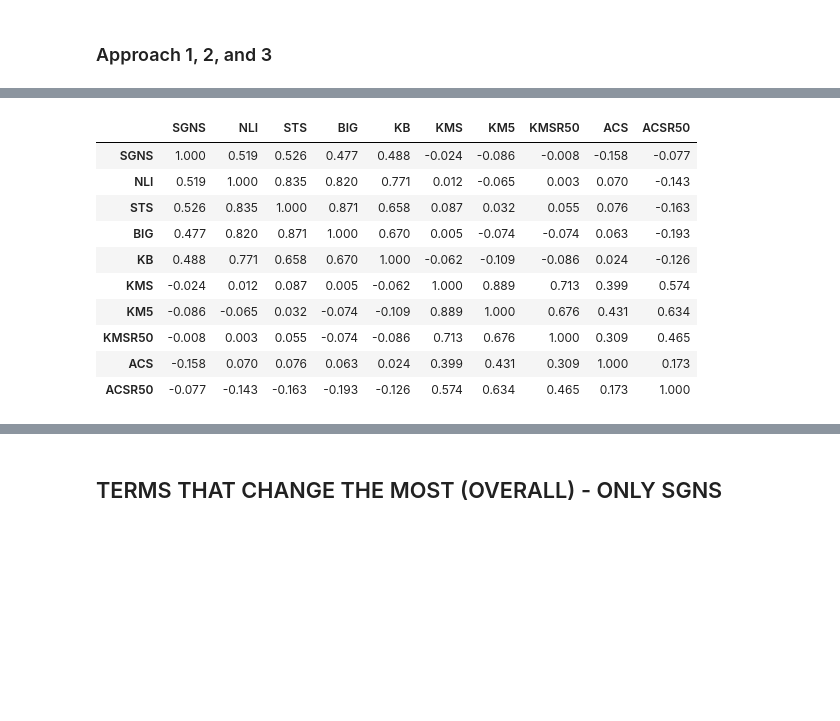
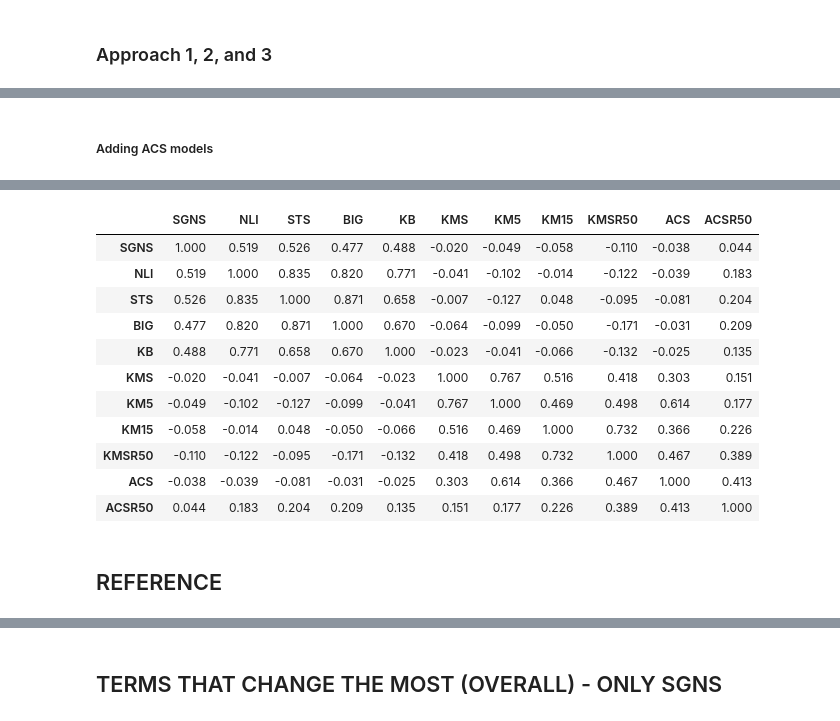
Before and after one commit to mboholm/dw_change, a Jupyter notebook: analysis/analysis.ipynb, the cells around one changed output, grey strips where cells are left out. Cells and saved outputs as stored; diff of their text form; code cells hidden in the pictures; blank space fills up the shorter version.

```diff
--- a/analysis/analysis.ipynb
+++ b/analysis/analysis.ipynb
@@ -550,41 +559,54 @@ def model_comparison(
     # "universal"  Uses the same variable for comparison
     # "var_off"    Uses different variables for different models. Obs! Do not forget to normalize!
     var_off=None, # A list of the same length as dfs and mnames
-    word=None, # not supported at the moment ...
+    col_start=None, # To calibrate series of differnt length
     metric="pearson",
 ):
 
-    trgs = [trg for trg in get_dwts(dfs[0], targets)]             # based on first df
+    # Getting shared targets
+    pre_targets = [set([trg for trg in get_dwts(df, targets)]) for df in dfs]
+    trgs = set.intersection(*pre_targets)
+
+    #trgs = [trg for trg in get_dwts(dfs[0], targets)]             # based on first df
     trgs = [trg for trg in trgs if trg.startswith(prefix)] if prefix != None else trgs
-    print("Targets:", ", ".join(trgs))
+    print("Targets (shared):")
+    print("\n".join(sorted(trgs)))
 
     _XY = []
     if mode == "universal":
+
         cols = [col for col in dfs[0].columns if col.startswith(var)] # based on first df
+        if col_start != None:
+            cols = [col for col in cols if int(col.split("_")[-1].split[":"][0]) >= col_start]
 
         for model, mname in zip(dfs, mnames):
             this_model = []
             for col in cols:
                 this_model.extend(model.loc[trgs, col])
-            print("Length", mname, len(this_model))
+            #print("Length", mname, len(this_model))
             _XY.append(this_model)
 
     if mode == "var_off":
         for model, mname, voff in zip(dfs, mnames, var_off):
 
             cols = [col for col in model.columns if col.startswith(voff)]
+            #print(cols)
+            if col_start != None:
+                cols = [col for col in cols if int(col.split("_")[-1].split(":")[0]) >= col_start]
 
             this_model = []
             for col in cols:
                 this_model.extend(model.loc[trgs, col])
-            print("Length", mname, len(this_model))
+            #print("Length", mname, len(this_model))
             _XY.append(this_model)
+
+    Ns = [str(len(xy)) for xy in _XY]
+    print("Matrix-Size:", " ".join(Ns))
 
     _XY = list(zip(*[xyz for xyz in zip(*_XY) if nonalist(xyz)])) # note: xyz is a variable for a tuple
 
-    print("Length (no NaN):")
-    for vector in _XY:
-        print(len(vector))
+    Ns = [str(len(xy)) for xy in _XY]
+    print("Length (no NaN):", " ".join(Ns))
 
     _XY = [norm(model) for model in _XY] if norm != None else _XY
 
@@ -820,4 +853,4 @@ df_tbn_kb = read_csv(results_dir / "fb_pol-time_bin-bert-sentence-bert-swedish-c
 # %% [markdown]
 ### Cluster
 # %%
-df_cluster = read_csv(results_dir / "fb_pol-yearly-cluster-sts_fbmodel.csv")
+df_cluster = read_csv(results_dir / "fb_pol-yearly-cluster-sentence-bert-swedish-cased.csv")
@@ -1491,7 +1436,9 @@ Length (no NaN):
+# %% [markdown]
+##### Adding ACS models
 # %%
 model_comparison(
-    dfs = [df_yearly_dwt, df_bert_nli, df_bert_sts, df_bert_big, df_bert_kb, df_cluster, df_cluster, df_cluster, df_cluster, df_cluster],
-    mnames = ["SGNS", "NLI",  "STS","BIG","KB", "KMS", "KM5","KMSR50", "ACS", "ACSR50"],
+    dfs = [df_yearly_dwt, df_bert_nli, df_bert_sts, df_bert_big, df_bert_kb, df_cluster, df_cluster, df_cluster, df_cluster, df_cluster, df_cluster],
+    mnames = ["SGNS", "NLI",  "STS","BIG","KB", "KMS", "KM5", "KM15", "KMSR50", "ACS", "ACSR50"],
     var = None,
     norm=None,
     targets = Path("../data/utils/dwts.txt"), # =get_dwts(df_yearly_dwt, dwt_path)
@@ -1500,8 +1447,7 @@ model_comparison(
     # Mode:
     # "universal"  Uses the same variable for comparison
     # "var_off"    Uses different variables for different models. Obs! Do not forget to normalize!
-    var_off=["rch", "rch", "rch", "rch", "rch","kmsr50", "kms", "km5", "acs", "acsr50"], # A list of the same length as dfs and mnames
-    word=None, # not supported at the moment ...
+    var_off=["rch", "rch", "rch", "rch", "rch","kmsr50", "kms", "km5", "km15", "acs", "acsr50"], # A list of the same length as dfs and mnames
     metric="pearson"
 )
 # %% [output]
@@ -1525,11 +1468,14 @@ Length (no NaN):
-|  | SGNS | NLI | STS | BIG | KB | KMS | KM5 | KMSR50 | ACS | ACSR50 |
-| SGNS | 1.000 | 0.519 | 0.526 | 0.477 | 0.488 | -0.024 | -0.086 | -0.008 | -0.158 | -0.077 |
-| NLI | 0.519 | 1.000 | 0.835 | 0.820 | 0.771 | 0.012 | -0.065 | 0.003 | 0.070 | -0.143 |
-| STS | 0.526 | 0.835 | 1.000 | 0.871 | 0.658 | 0.087 | 0.032 | 0.055 | 0.076 | -0.163 |
-| BIG | 0.477 | 0.820 | 0.871 | 1.000 | 0.670 | 0.005 | -0.074 | -0.074 | 0.063 | -0.193 |
-| KB | 0.488 | 0.771 | 0.658 | 0.670 | 1.000 | -0.062 | -0.109 | -0.086 | 0.024 | -0.126 |
-| KMS | -0.024 | 0.012 | 0.087 | 0.005 | -0.062 | 1.000 | 0.889 | 0.713 | 0.399 | 0.574 |
-| KM5 | -0.086 | -0.065 | 0.032 | -0.074 | -0.109 | 0.889 | 1.000 | 0.676 | 0.431 | 0.634 |
-| KMSR50 | -0.008 | 0.003 | 0.055 | -0.074 | -0.086 | 0.713 | 0.676 | 1.000 | 0.309 | 0.465 |
-| ACS | -0.158 | 0.070 | 0.076 | 0.063 | 0.024 | 0.399 | 0.431 | 0.309 | 1.000 | 0.173 |
-| ACSR50 | -0.077 | -0.143 | -0.163 | -0.193 | -0.126 | 0.574 | 0.634 | 0.465 | 0.173 | 1.000 |
+|  | SGNS | NLI | STS | BIG | KB | KMS | KM5 | KM15 | KMSR50 | ACS | ACSR50 |
+| SGNS | 1.000 | 0.519 | 0.526 | 0.477 | 0.488 | -0.020 | -0.049 | -0.058 | -0.110 | -0.038 | 0.044 |
+| NLI | 0.519 | 1.000 | 0.835 | 0.820 | 0.771 | -0.041 | -0.102 | -0.014 | -0.122 | -0.039 | 0.183 |
+| STS | 0.526 | 0.835 | 1.000 | 0.871 | 0.658 | -0.007 | -0.127 | 0.048 | -0.095 | -0.081 | 0.204 |
+| BIG | 0.477 | 0.820 | 0.871 | 1.000 | 0.670 | -0.064 | -0.099 | -0.050 | -0.171 | -0.031 | 0.209 |
+| KB | 0.488 | 0.771 | 0.658 | 0.670 | 1.000 | -0.023 | -0.041 | -0.066 | -0.132 | -0.025 | 0.135 |
+| KMS | -0.020 | -0.041 | -0.007 | -0.064 | -0.023 | 1.000 | 0.767 | 0.516 | 0.418 | 0.303 | 0.151 |
+| KM5 | -0.049 | -0.102 | -0.127 | -0.099 | -0.041 | 0.767 | 1.000 | 0.469 | 0.498 | 0.614 | 0.177 |
+| KM15 | -0.058 | -0.014 | 0.048 | -0.050 | -0.066 | 0.516 | 0.469 | 1.000 | 0.732 | 0.366 | 0.226 |
+| KMSR50 | -0.110 | -0.122 | -0.095 | -0.171 | -0.132 | 0.418 | 0.498 | 0.732 | 1.000 | 0.467 | 0.389 |
+| ACS | -0.038 | -0.039 | -0.081 | -0.031 | -0.025 | 0.303 | 0.614 | 0.366 | 0.467 | 1.000 | 0.413 |
+| ACSR50 | 0.044 | 0.183 | 0.204 | 0.209 | 0.135 | 0.151 | 0.177 | 0.226 | 0.389 | 0.413 | 1.000 |
+# %% [markdown]
+## REFERENCE
```
Also changed, not shown: parts of 230 cells of this notebook, 16 other files.
